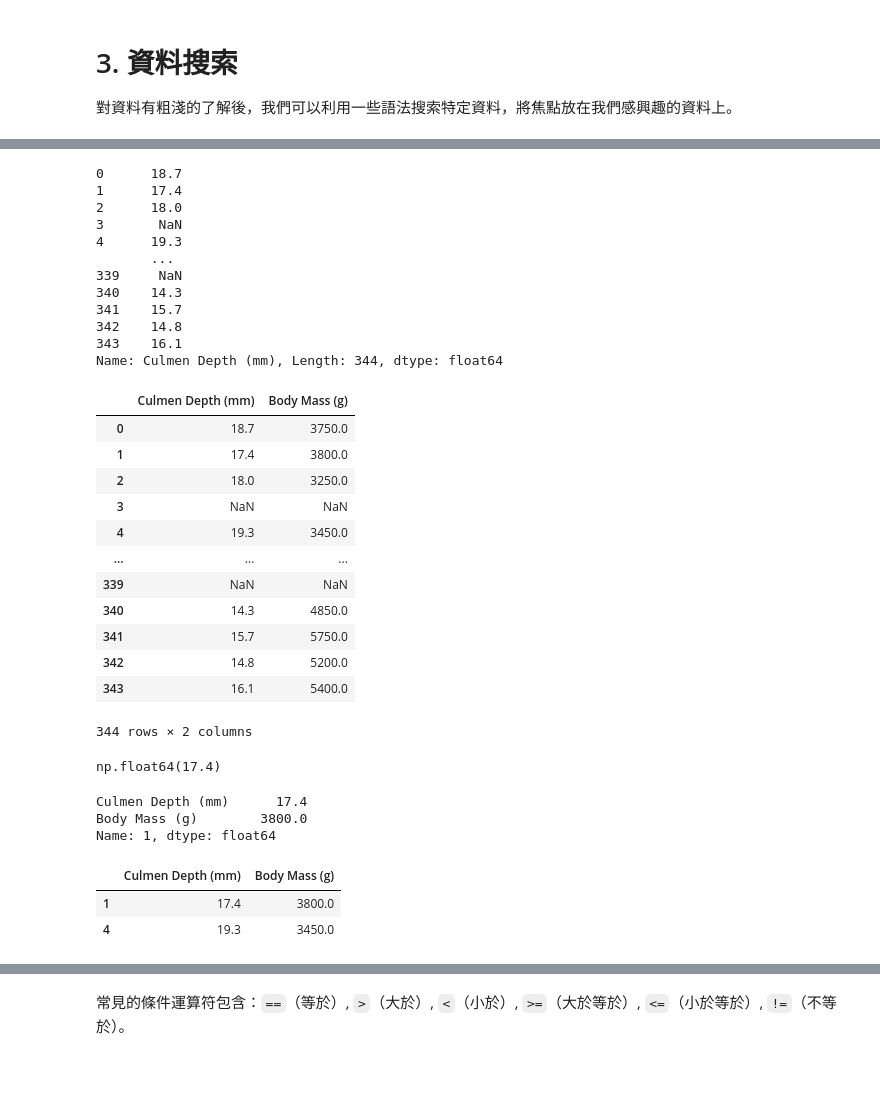
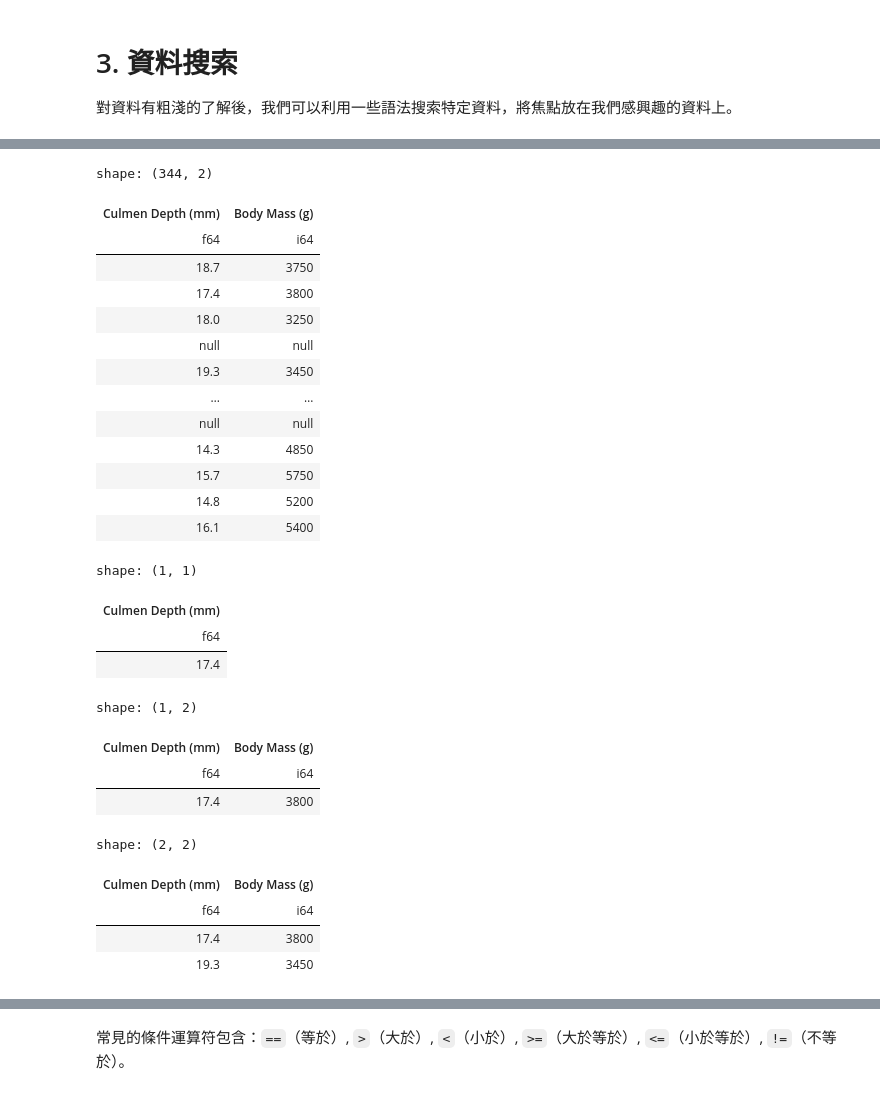
Before and after one commit to Alexchen666/Data-Analysis-101, a Jupyter notebook: Lesson01/polars.ipynb, the cells around one changed output, grey strips where cells are left out. Cells and saved outputs as stored; diff of their text form; code cells hidden in the pictures.

```diff
--- a/pandas.ipynb
+++ b/Lesson01/polars.ipynb
@@ -57,5 +62,5 @@ df1 = pd.read_csv('Tutorial_Data/penguins_info.csv')
 # %%
-df2 = pd.read_excel('Tutorial_Data/penguins_measurements.xlsx')
+df2 = pl.read_excel('../Tutorial_Data/penguins_measurements.xlsx')
 # %% [markdown]
 # 2. 資料概覽
 
@@ -182,52 +212,42 @@ np.float64(4050.0)
 # %%
-df2['Culmen Depth (mm)'] # 透過方括號取得欄位資料
+df2.select(pl.col('Culmen Depth (mm)', 'Body Mass (g)')) # 用同樣方式取得多個欄位資料
 # %% [output]
-0      18.7
-1      17.4
-2      18.0
-3       NaN
-4      19.3
-       ...
-339     NaN
-340    14.3
-341    15.7
-342    14.8
-343    16.1
-Name: Culmen Depth (mm), Length: 344, dtype: float64
+shape: (344, 2)
+| Culmen Depth (mm) | Body Mass (g) |
+| f64 | i64 |
+| 18.7 | 3750 |
+| 17.4 | 3800 |
+| 18.0 | 3250 |
+| null | null |
+| 19.3 | 3450 |
+| … | … |
+| null | null |
+| 14.3 | 4850 |
+| 15.7 | 5750 |
+| 14.8 | 5200 |
+| 16.1 | 5400 |
+# %%
+df2.select(pl.col('Culmen Depth (mm)').gather(1)) # 取得特定列與欄的資料，先利用 pl.col 取得欄位，再用 gather 取得列
+# %% [output]
+shape: (1, 1)
+| Culmen Depth (mm) |
+| f64 |
+| 17.4 |
 # %%
-df2[['Culmen Depth (mm)', 'Body Mass (g)']] # 用兩層方括號取得多個欄位資料
+df2.select(pl.col('Culmen Depth (mm)', 'Body Mass (g)').gather(1)) # 取得特定列與多個欄的資料
 # %% [output]
+shape: (1, 2)
-|  | Culmen Depth (mm) | Body Mass (g) |
-| 0 | 18.7 | 3750.0 |
-| 1 | 17.4 | 3800.0 |
-| 2 | 18.0 | 3250.0 |
-| 3 | NaN | NaN |
-| 4 | 19.3 | 3450.0 |
-| ... | ... | ... |
-| 339 | NaN | NaN |
-| 340 | 14.3 | 4850.0 |
-| 341 | 15.7 | 5750.0 |
-| 342 | 14.8 | 5200.0 |
-| 343 | 16.1 | 5400.0 |
+| Culmen Depth (mm) | Body Mass (g) |
+| f64 | i64 |
+| 17.4 | 3800 |
-344 rows × 2 columns
-# %%
-df2.loc[1, 'Culmen Depth (mm)'] # 透過 loc 取得特定列與欄的資料，其中 1 為列名稱，'Culmen Depth (mm)' 為欄位名稱
-# %% [output]
-np.float64(17.4)
-# %%
-# 取得特定列與多個欄的資料，其中 1 為列名稱，['Culmen Depth (mm)', 'Body Mass (g)'] 為欄位名稱
-# 取得多個列或欄時，需要方括號包起來
-df2.loc[1, ['Culmen Depth (mm)', 'Body Mass (g)']]
-# %% [output]
-Culmen Depth (mm)      17.4
-Body Mass (g)        3800.0
-Name: 1, dtype: float64
 # %%
-df2.loc[[1, 4], ['Culmen Depth (mm)', 'Body Mass (g)']] # 取得多個列與多個欄的資料
+df2.select(pl.col('Culmen Depth (mm)', 'Body Mass (g)').gather([1, 4])) # 取得多列與多欄的資料
 # %% [output]
+shape: (2, 2)
-|  | Culmen Depth (mm) | Body Mass (g) |
-| 1 | 17.4 | 3800.0 |
-| 4 | 19.3 | 3450.0 |
+| Culmen Depth (mm) | Body Mass (g) |
+| f64 | i64 |
+| 17.4 | 3800 |
+| 19.3 | 3450 |
 # %%
 # 取得符合條件的列與欄的資料
 # 在此代表我們要取得 'Body Mass (g)' 大於等於 6000 的列，並且取得 'Culmen Depth (mm)' 與 'Body Mass (g)' 欄的資料
```
Also changed, not shown: parts of 89 cells of this notebook, 7 other files.
